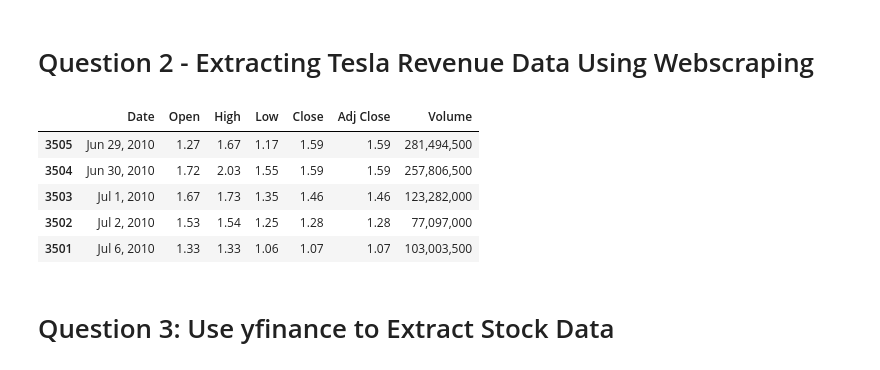
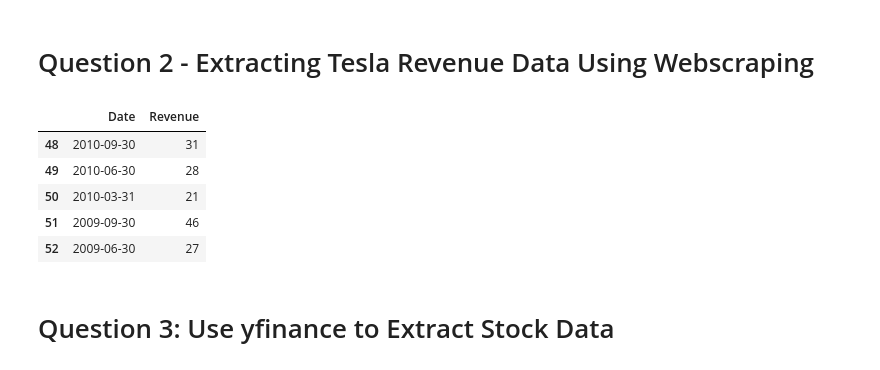
Before and after one commit to Mynreden/Stock-Data, a Jupyter notebook: PythonDS_Project.ipynb, the cells around one changed output. Cells and saved outputs as stored; diff of their text form; code cells hidden in the pictures.

```diff
--- a/PythonDS_Project.ipynb
+++ b/PythonDS_Project.ipynb
@@ -21,33 +23,33 @@ tesla_data.head()
 # %% [markdown]
 # Question 2 - Extracting Tesla Revenue Data Using Webscraping
 # %%
-url = 'https://finance.yahoo.com/quote/TSLA/history/?period1=1277818200&period2=1717077484'
+url = "https://cf-courses-data.s3.us.cloud-object-storage.appdomain.cloud/IBMDeveloperSkillsNetwork-PY0220EN-SkillsNetwork/labs/project/revenue.htm"
 
 headers = {
     'User-Agent': 'Mozilla/5.0 (Windows NT 10.0; Win64; x64) AppleWebKit/537.36 (KHTML, like Gecko) Chrome/90.0.4430.93 Safari/537.36'
 }
 response = requests.get(url, headers=headers)
 max_data_size = None
 soup = BeautifulSoup(response.text, 'html.parser')
-revenue_table = soup.find_all('tr', class_='svelte-ewueuo')
+revenue_table = soup.find_all("tbody")[1].find_all('tr')
 data = []
 for i, row in enumerate(revenue_table):
     if i == max_data_size:
         break
     cols = row.find_all('td')
-    if len(cols) > 0:
-        cols = [col.text for col in cols]
+    cols = [pd.to_datetime(col.text) if col.text[0] != '$' else int(col.text[1:].replace(',', '')) for col in cols if len(col.text) > 0 ]
+    if len(cols) == 2:
         data.append(cols)
-columns = ['Date', 'Open', 'High', 'Low', 'Close', 'Adj Close', 'Volume']
-df = pd.DataFrame(data, columns=columns)
-df.tail()[::-1]
+columns = ['Date', 'Revenue']
+tesla_revenue = pd.DataFrame(data, columns=columns)
+tesla_revenue.tail()
 # %% [output]
-|  | Date | Open | High | Low | Close | Adj Close | Volume |
-| 3505 | Jun 29, 2010 | 1.27 | 1.67 | 1.17 | 1.59 | 1.59 | 281,494,500 |
-| 3504 | Jun 30, 2010 | 1.72 | 2.03 | 1.55 | 1.59 | 1.59 | 257,806,500 |
-| 3503 | Jul 1, 2010 | 1.67 | 1.73 | 1.35 | 1.46 | 1.46 | 123,282,000 |
-| 3502 | Jul 2, 2010 | 1.53 | 1.54 | 1.25 | 1.28 | 1.28 | 77,097,000 |
-| 3501 | Jul 6, 2010 | 1.33 | 1.33 | 1.06 | 1.07 | 1.07 | 103,003,500 |
+|  | Date | Revenue |
+| 48 | 2010-09-30 | 31 |
+| 49 | 2010-06-30 | 28 |
+| 50 | 2010-03-31 | 21 |
+| 51 | 2009-09-30 | 46 |
+| 52 | 2009-06-30 | 27 |
 # %% [markdown]
 # Question 3: Use yfinance to Extract Stock Data
 # %%
```
Also changed, not shown: parts of 6 cells of this notebook.
